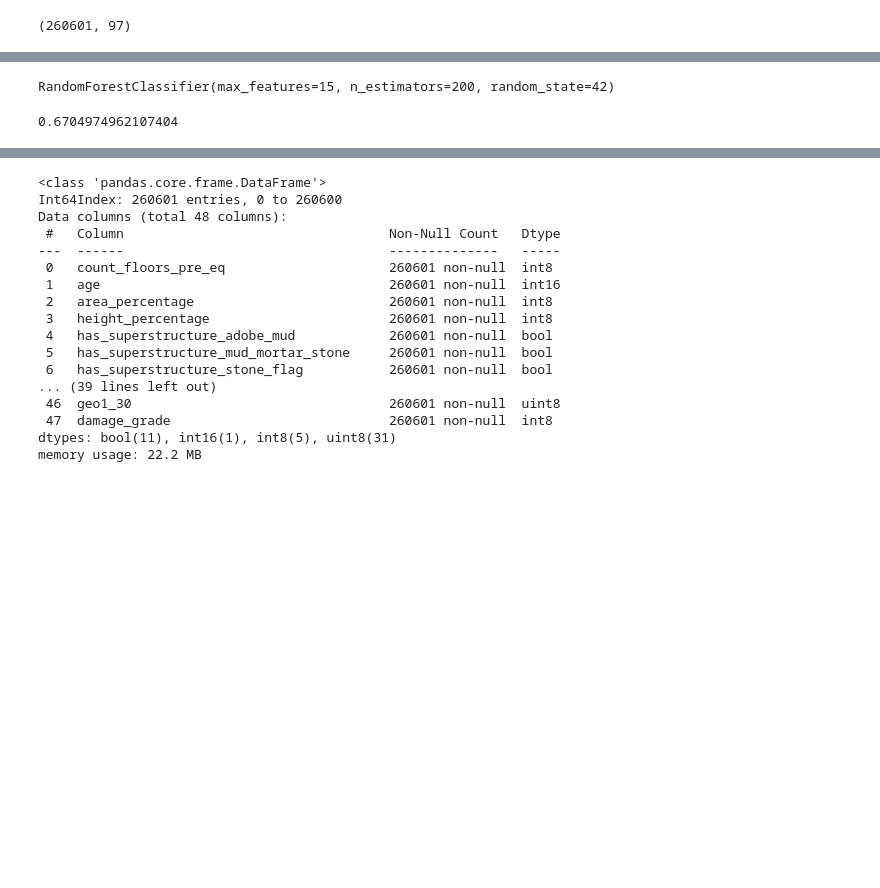
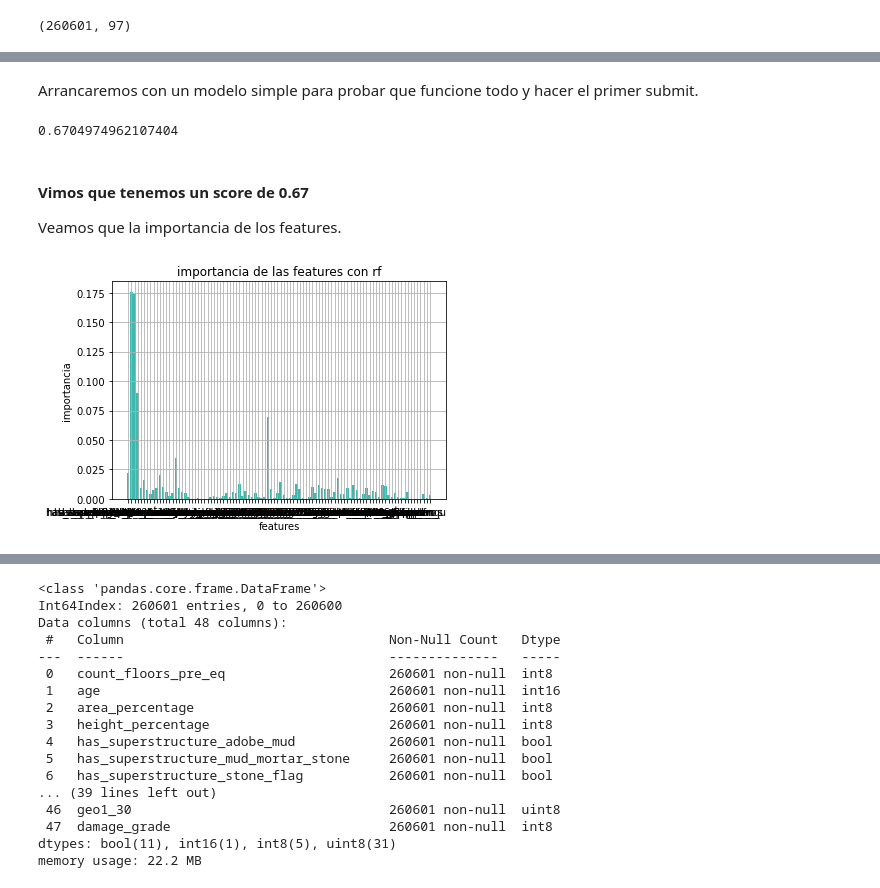
Before and after one commit to franvinas/7506-tp1, a Jupyter notebook: TP2.ipynb, the cells around one changed output, grey strips where cells are left out. Cells and saved outputs as stored; diff of their text form; code cells hidden in the pictures; blank space fills up the shorter version.

```diff
--- a/TP2.ipynb
+++ b/TP2.ipynb
@@ -389,8 +385,8 @@ labels = df['damage_grade']
 df = df.drop('damage_grade', axis=1)
 df = df.join(labels)
 # %%
-data = df
-data.info()
+data1 = df
+data1.info()
 # %% [output]
 <class 'pandas.core.frame.DataFrame'>
 Int64Index: 260601 entries, 0 to 260600
@@ -419,13 +421,28 @@ data.shape
+# %% [markdown]
+Arrancaremos con un modelo simple para probar que funcione todo y hacer el primer submit.
 # %%
-x,y = data.iloc[:,:-1], data.iloc[:,-1]
+x,y = data1.iloc[:,:-1], data1.iloc[:,-1]
 x_train, x_test, y_train, y_test = train_test_split(x, y, test_size=0.2, random_state=123)
 # %%
-rf_model = RandomForestClassifier(random_state=42, n_estimators=200, max_features=15)
-rf_model.fit(x_train, y_train)
+if Path('rf_1.sav').is_file():
+    rf_model = pickle.load(open('rf_1.sav', 'rb'))
+else:
+    rf_model = RandomForestClassifier(random_state=42, n_estimators=200, max_features=15)
+    rf_model.fit(x_train, y_train)
+    pickle.dump(rf_model,open('rf_1.sav','wb'))
-# %% [output]
-RandomForestClassifier(max_features=15, n_estimators=200, random_state=42)
 # %%
 predicciones = rf_model.predict(x_test)
 f1_score(y_test,predicciones,average ='micro')
 # %% [output]
 0.6704974962107404
+# %% [markdown]
+#### Vimos que tenemos un score de 0.67
+Veamos que la importancia de los features.
+# %%
+plt.bar(x_train.columns,rf_model.feature_importances_)
+plt.xlabel('features')
+plt.ylabel('importancia')
+plt.title('importancia de las features con rf')
+plt.show()
+# %% [output]
+[figure, added]
```
Also changed, not shown: parts of 36 cells of this notebook.
